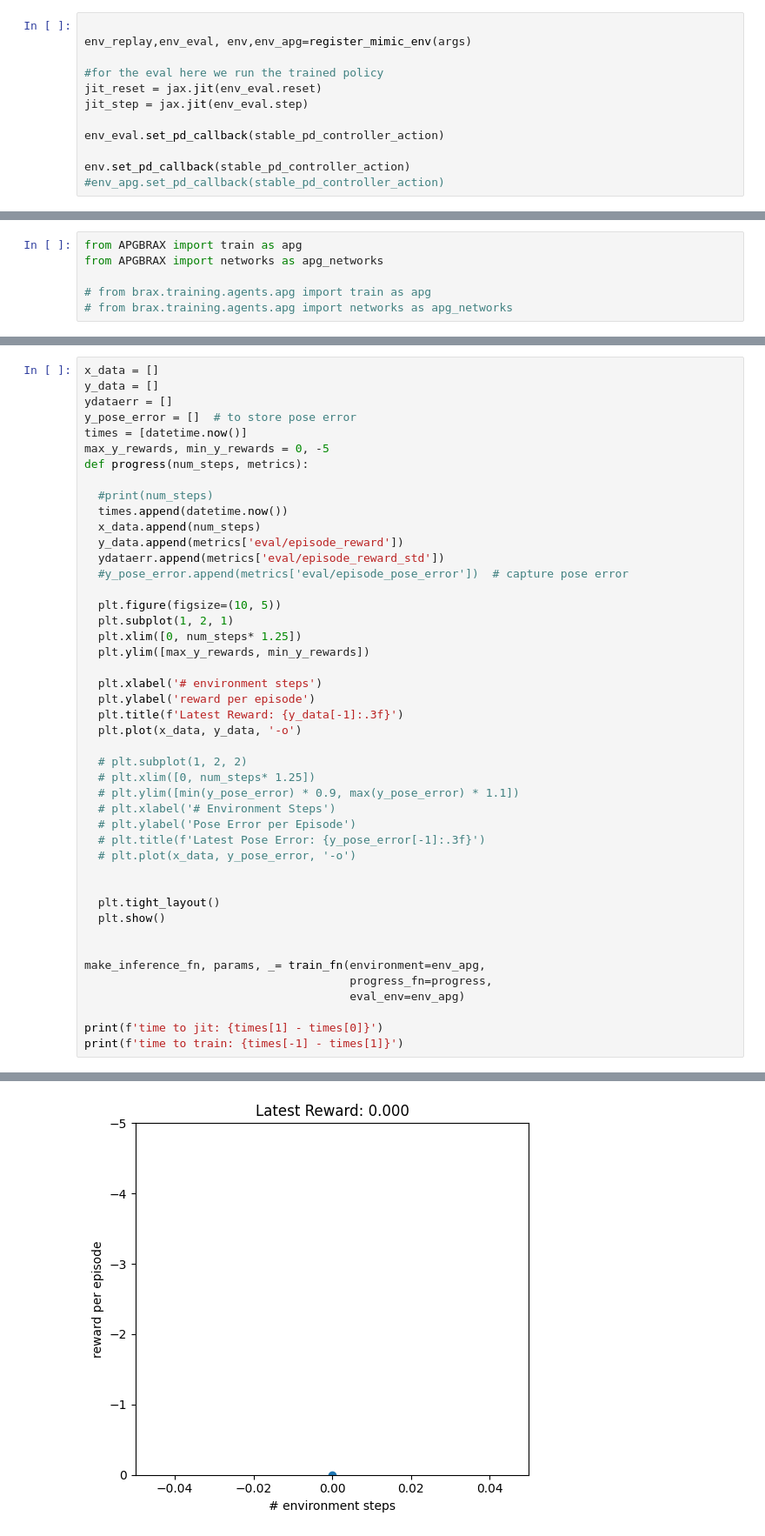
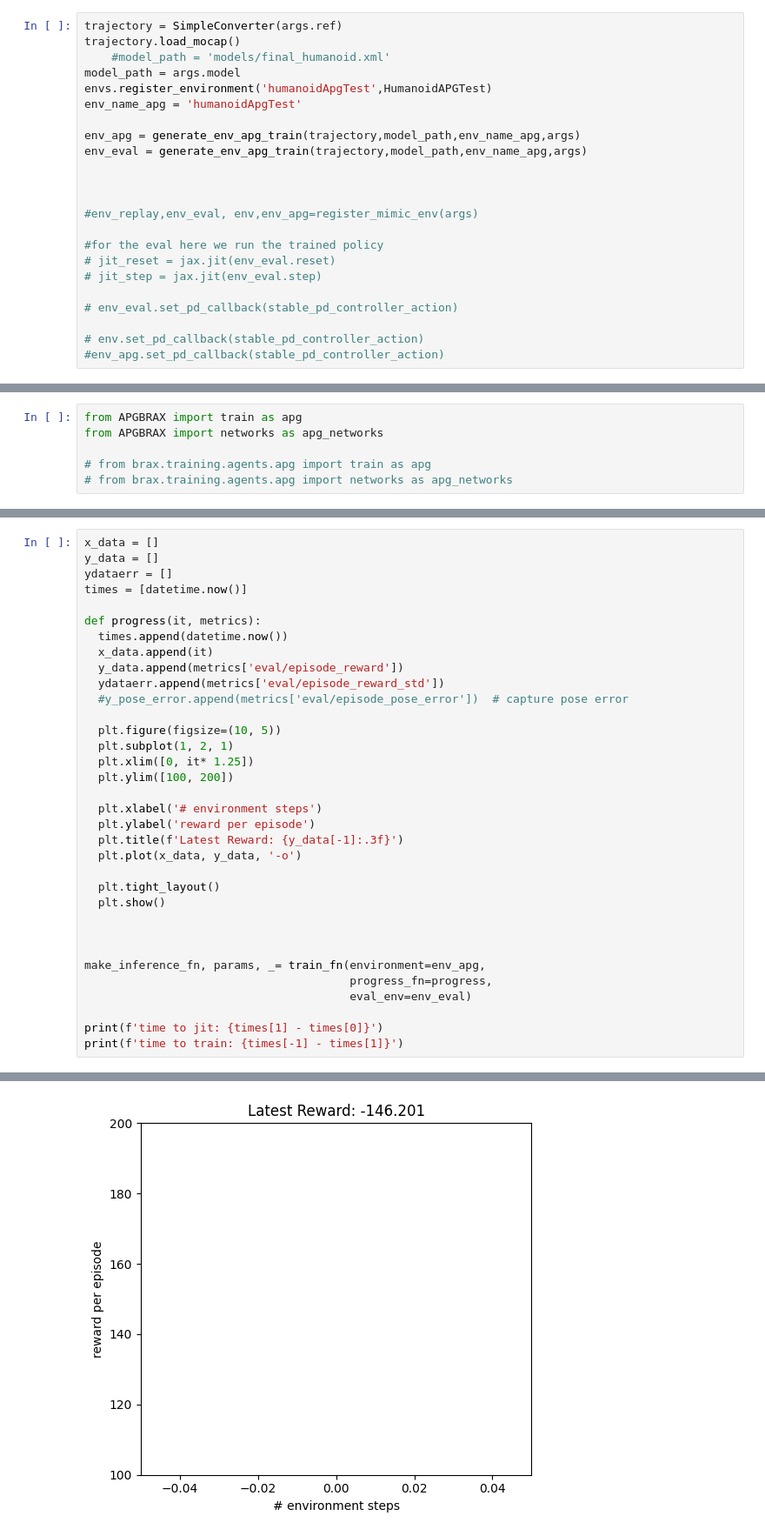
Before and after one commit to Galleta12/Physics-Based-RL, a Jupyter notebook: apg_test1.ipynb, the cells around one changed output, grey strips where cells are left out. Shown at 87% size. Cells and saved outputs as stored; diff of their text form.

Commit message:
found out that for now there is no problem with the humanoid mjx from mujoco but with my model. So I will use this model and hopefully it works

```diff
--- a/apg_test1.ipynb
+++ b/apg_test1.ipynb
@@ -105,12 +119,23 @@ from agent_mimic_env.pds_controllers_agents import feedback_pd_controller, stabl
 # %%
+trajectory = SimpleConverter(args.ref)
+trajectory.load_mocap()
+    #model_path = 'models/final_humanoid.xml'
+model_path = args.model
+envs.register_environment('humanoidApgTest',HumanoidAPGTest)
+env_name_apg = 'humanoidApgTest'
 
-env_replay,env_eval, env,env_apg=register_mimic_env(args)
+env_apg = generate_env_apg_train(trajectory,model_path,env_name_apg,args)
+env_eval = generate_env_apg_train(trajectory,model_path,env_name_apg,args)
+
+
+
+#env_replay,env_eval, env,env_apg=register_mimic_env(args)
 
 #for the eval here we run the trained policy
-jit_reset = jax.jit(env_eval.reset)
-jit_step = jax.jit(env_eval.step)
+# jit_reset = jax.jit(env_eval.reset)
+# jit_step = jax.jit(env_eval.step)
 
-env_eval.set_pd_callback(stable_pd_controller_action)
+# env_eval.set_pd_callback(stable_pd_controller_action)
 
-env.set_pd_callback(stable_pd_controller_action)
+# env.set_pd_callback(stable_pd_controller_action)
 #env_apg.set_pd_callback(stable_pd_controller_action)
@@ -182,44 +177,33 @@ Error:
 x_data = []
 y_data = []
 ydataerr = []
-y_pose_error = []  # to store pose error
 times = [datetime.now()]
-max_y_rewards, min_y_rewards = 0, -5
-def progress(num_steps, metrics):
 
-  #print(num_steps)
+def progress(it, metrics):
   times.append(datetime.now())
-  x_data.append(num_steps)
+  x_data.append(it)
   y_data.append(metrics['eval/episode_reward'])
   ydataerr.append(metrics['eval/episode_reward_std'])
   #y_pose_error.append(metrics['eval/episode_pose_error'])  # capture pose error
 
   plt.figure(figsize=(10, 5))
   plt.subplot(1, 2, 1)
-  plt.xlim([0, num_steps* 1.25])
-  plt.ylim([max_y_rewards, min_y_rewards])
+  plt.xlim([0, it* 1.25])
+  plt.ylim([100, 200])
 
   plt.xlabel('# environment steps')
   plt.ylabel('reward per episode')
   plt.title(f'Latest Reward: {y_data[-1]:.3f}')
   plt.plot(x_data, y_data, '-o')
 
-  # plt.subplot(1, 2, 2)
-  # plt.xlim([0, num_steps* 1.25])
-  # plt.ylim([min(y_pose_error) * 0.9, max(y_pose_error) * 1.1])
-  # plt.xlabel('# Environment Steps')
-  # plt.ylabel('Pose Error per Episode')
-  # plt.title(f'Latest Pose Error: {y_pose_error[-1]:.3f}')
-  # plt.plot(x_data, y_pose_error, '-o')
-
-
   plt.tight_layout()
   plt.show()
 
 
+
 make_inference_fn, params, _= train_fn(environment=env_apg,
                                        progress_fn=progress,
-                                       eval_env=env_apg)
+                                       eval_env=env_eval)
 
 print(f'time to jit: {times[1] - times[0]}')
 print(f'time to train: {times[-1] - times[1]}')
@@ -244,2 +212,2 @@ _mse_pos:0.0
-[figure, old version]
+[figure, new version]
 after metrics
```
Also changed, not shown: parts of 10 cells of this notebook, 24 other files.
